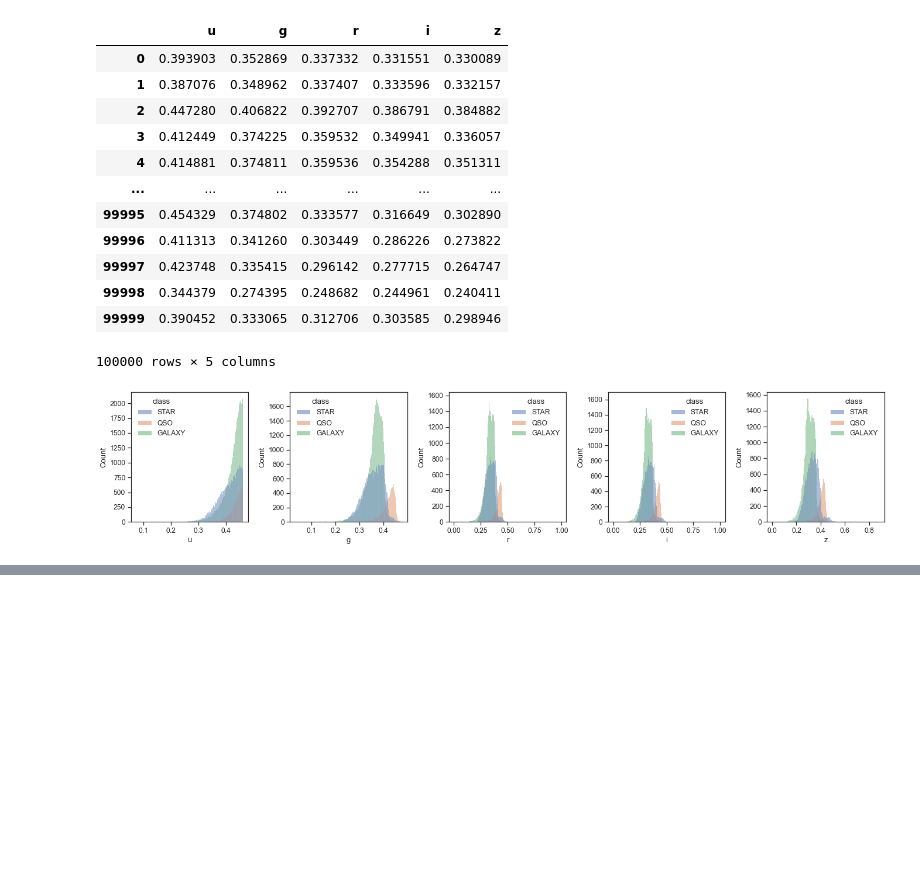
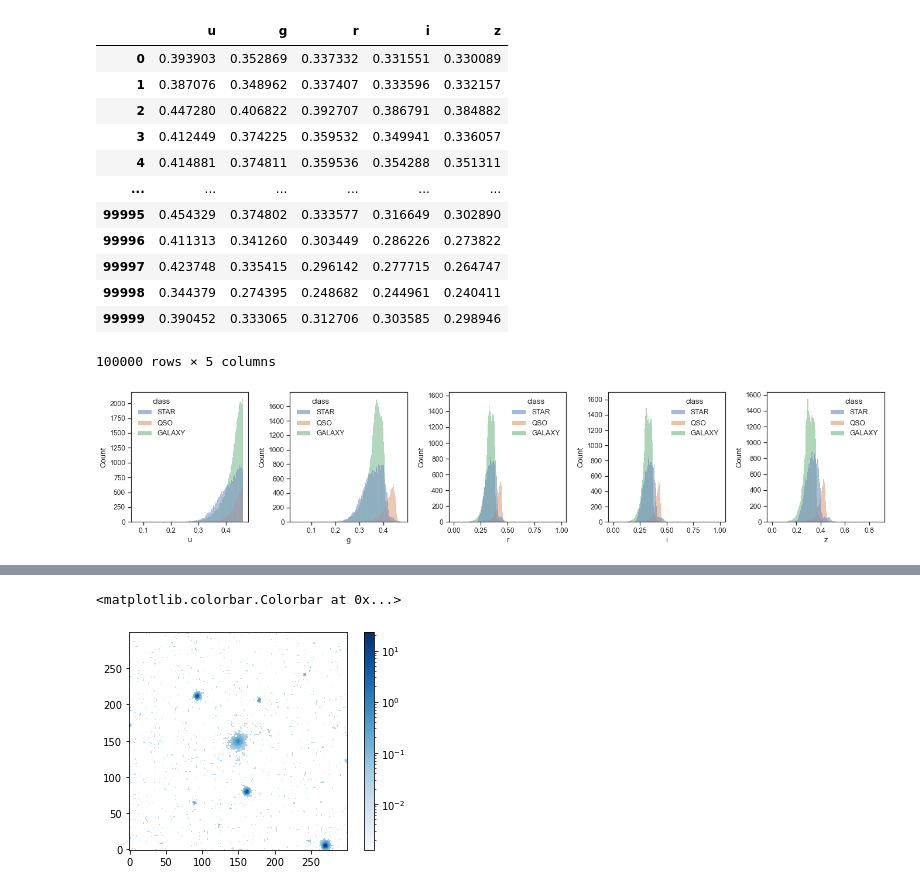
Before and after one commit to georaiser/01_Astronomy, a Jupyter notebook: Astronomy_EDA.ipynb, the cells around one changed output, grey strips where cells are left out. Drawn from its saved outputs; the diff is of its cells as text; code cells hidden in the pictures; blank space fills up the shorter version.

```diff
--- a/Astronomy_EDA.ipynb
+++ b/Astronomy_EDA.ipynb
@@ -100,6 +106,8 @@ df.describe()
 | 50% | 180.707467 | 23.988488 | 18.873725 | 17.514180 | 16.888850 | 16.596690 | 16.424970 | 0.046361 |
 | 75% | 224.657528 | 40.307321 | 19.272690 | 18.053047 | 17.581523 | 17.340332 | 17.227990 | 0.095396 |
 | max | 359.999615 | 84.490494 | 19.599990 | 19.996050 | 31.990100 | 32.141470 | 29.383740 | 7.011245 |
+# %%
+df_orig_drop = df.copy()
 # %%
 # BoxPlot
 cols = ['u', 'g', 'r', 'i', 'z', 'ra', 'dec', 'redshift']
@@ -228,3 +236,18 @@ df.describe()
 | max | 0.999999 | 0.938783 | 0.460460 | 0.477499 | 0.993488 | 1.000000 | 0.881361 | 1.000000 |
 # %%
 df.to_csv('clean_Skyserver_SQL1_5_2022 11_26_53 PM.csv', index=False)
+# %%
+#galaxy visualization
+
+df_orig_drop_galaxy=df_orig_drop[df_orig_drop['class']=='GALAXY'].sample(n=1)
+
+coords = SkyCoord(df_orig_drop_galaxy.ra, df_orig_drop_galaxy.dec, unit=(u.deg, u.deg))
+img = SkyView.get_images(position=coords, survey=['SDSSg', 'SDSSi', 'SDSSr', 'SDSSu', 'SDSSz'])
+
+from matplotlib.colors import LogNorm
+
+plt.imshow(img[0][0].data, cmap='Blues', norm=LogNorm(), origin='lower')
+plt.colorbar()
+# %% [output]
+<matplotlib.colorbar.Colorbar at 0x...>
+[figure, added]
```
Also changed, not shown: parts of 1 cell of this notebook.
